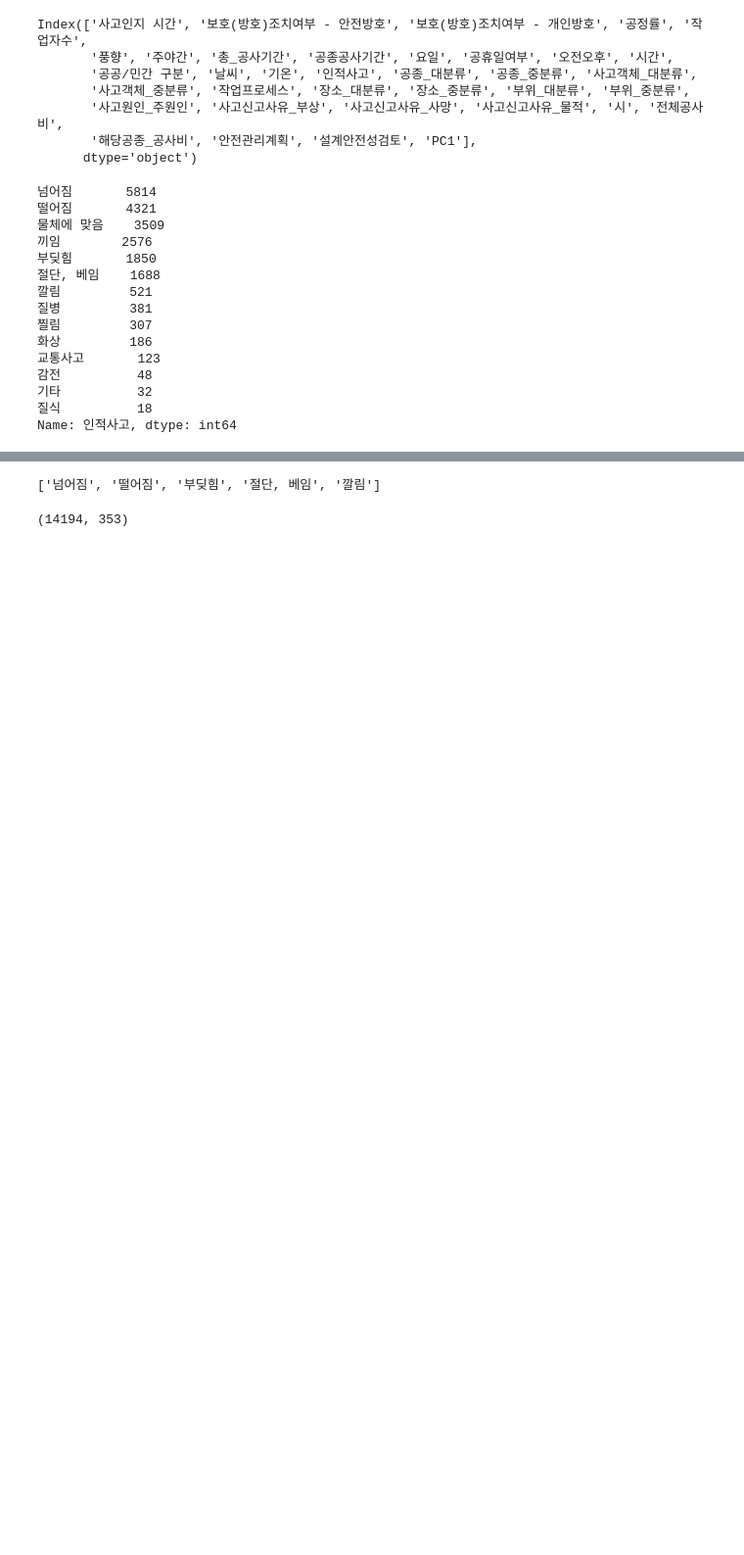
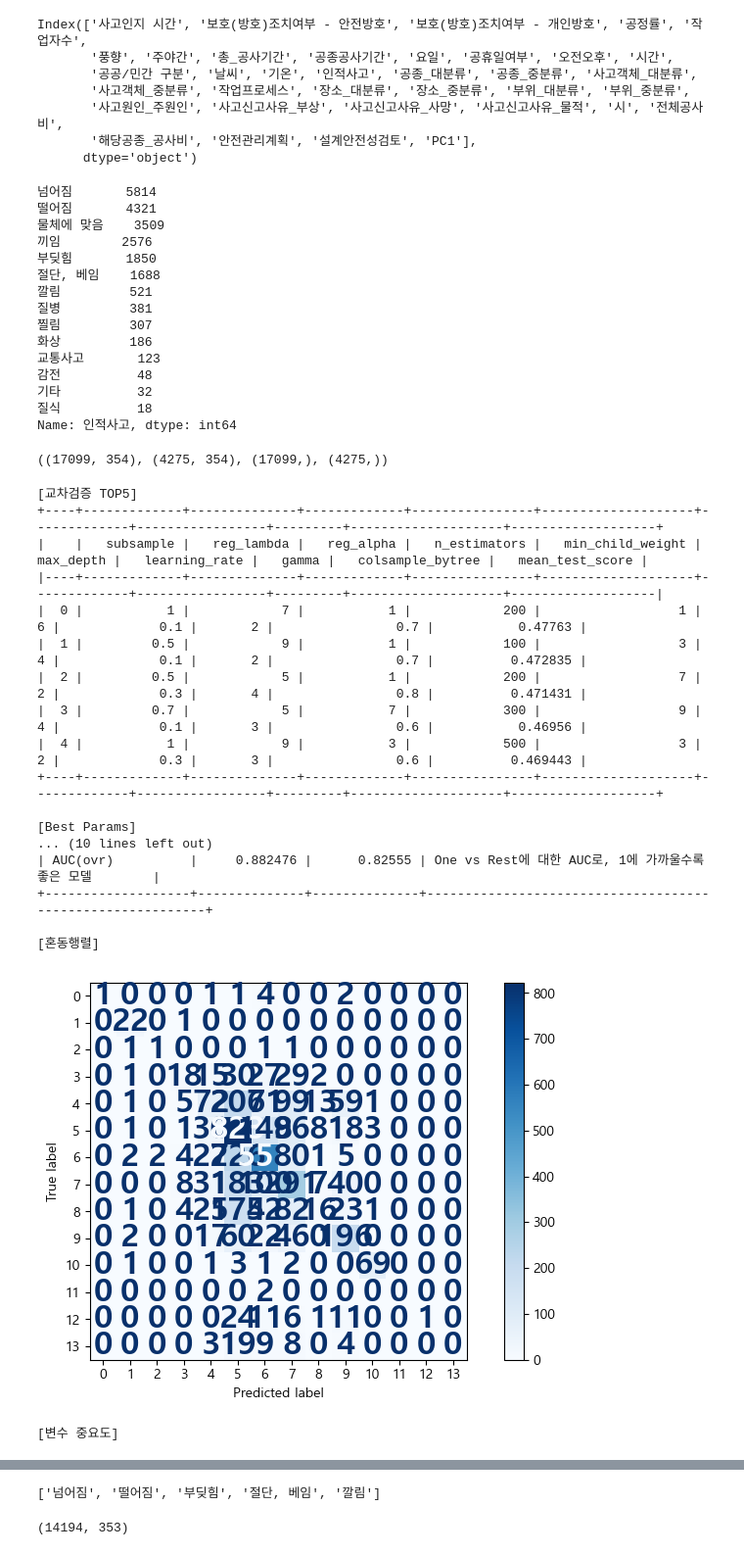
Before and after one commit to hyk2202/mega_final_project, a Jupyter notebook: Python scripts/종속변수나눠서돌린거.ipynb, the cells around one changed output, grey strips where cells are left out. Shown at 98% size. Cells and saved outputs as stored; diff of their text form; code cells hidden in the pictures; blank space fills up the shorter version.

```diff
--- a/Python scripts/종속변수나눠서돌린거.ipynb
+++ b/Python scripts/종속변수나눠서돌린거.ipynb
@@ -610,3 +610,38 @@ df4['인적사고'].value_counts()
 기타          32
 질식          18
 Name: 인적사고, dtype: int64
+# %%
+x = my_dummies(df4.drop(['인적사고','기온','시간'],axis=1),'요일', '공휴일여부', '오전오후',
+       '공공/민간 구분', '날씨',  '공종_대분류', '공종_중분류', '사고객체_대분류',
+       '사고객체_중분류', '작업프로세스', '장소_대분류', '장소_중분류', '부위_대분류', '부위_중분류',
+       '사고원인_주원인', '사고신고사유_부상', '사고신고사유_사망', '사고신고사유_물적', '시', '전체공사비',
+       '해당공종_공사비', '안전관리계획', '설계안전성검토')
+y = my_labelling(df4[['인적사고']],'인적사고')
+x['인적사고'] = y
+# %%
+x_train,x_test,y_train,y_test = my_train_test_split(x,'인적사고')
+x_train.shape, x_test.shape, y_train.shape, y_test.shape
+# %% [output]
+((17099, 354), (4275, 354), (17099,), (4275,))
+# %%
+model_single = my_xgb_classification(x_train,y_train,x_test,y_test, pr=False,roc=False,hist=False,learning_curve=False)
+# %% [output]
+[교차검증 TOP5]
++----+-------------+--------------+-------------+----------------+--------------------+-------------+-----------------+---------+--------------------+-------------------+
+|    |   subsample |   reg_lambda |   reg_alpha |   n_estimators |   min_child_weight |   max_depth |   learning_rate |   gamma |   colsample_bytree |   mean_test_score |
+|----+-------------+--------------+-------------+----------------+--------------------+-------------+-----------------+---------+--------------------+-------------------|
+|  0 |           1 |            7 |           1 |            200 |                  1 |           6 |             0.1 |       2 |                0.7 |           0.47763 |
+|  1 |         0.5 |            9 |           1 |            100 |                  3 |           4 |             0.1 |       2 |                0.7 |          0.472835 |
+|  2 |         0.5 |            5 |           1 |            200 |                  7 |           2 |             0.3 |       4 |                0.8 |          0.471431 |
+|  3 |         0.7 |            5 |           7 |            300 |                  9 |           4 |             0.1 |       3 |                0.6 |           0.46956 |
+|  4 |           1 |            9 |           3 |            500 |                  3 |           2 |             0.3 |       3 |                0.6 |          0.469443 |
++----+-------------+--------------+-------------+----------------+--------------------+-------------+-----------------+---------+--------------------+-------------------+
+
+[Best Params]
+... (10 lines left out)
+| AUC(ovr)          |     0.882476 |      0.82555 | One vs Rest에 대한 AUC로, 1에 가까울수록 좋은 모델        |
++-------------------+--------------+--------------+-----------------------------------------------------------+
+
+[혼동행렬]
+[figure, added]
+[변수 중요도]
```
Also changed, not shown: parts of 25 cells of this notebook, 2 other files.
